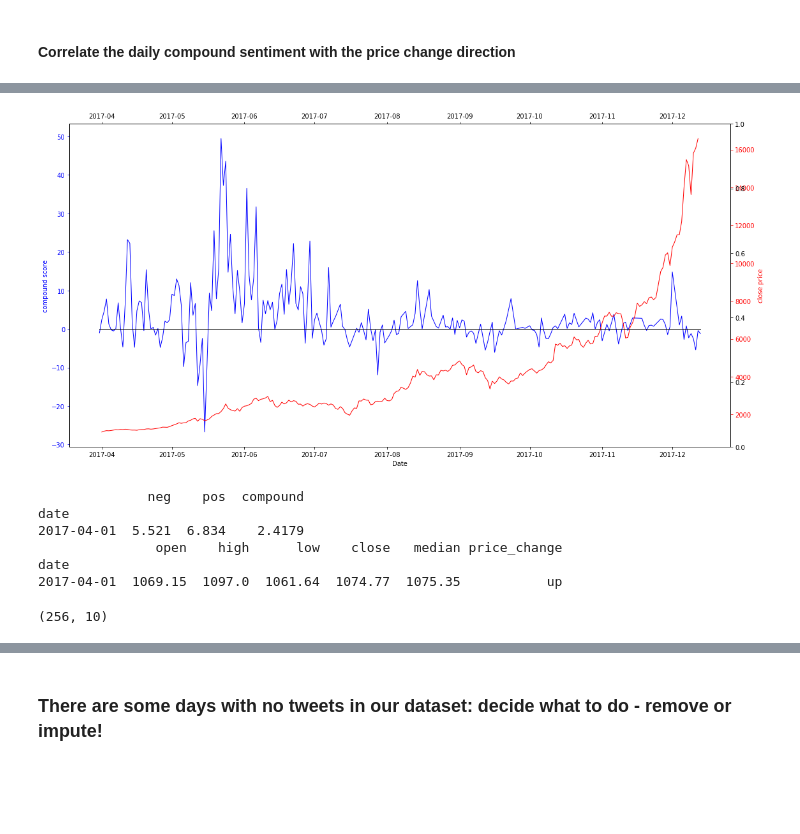
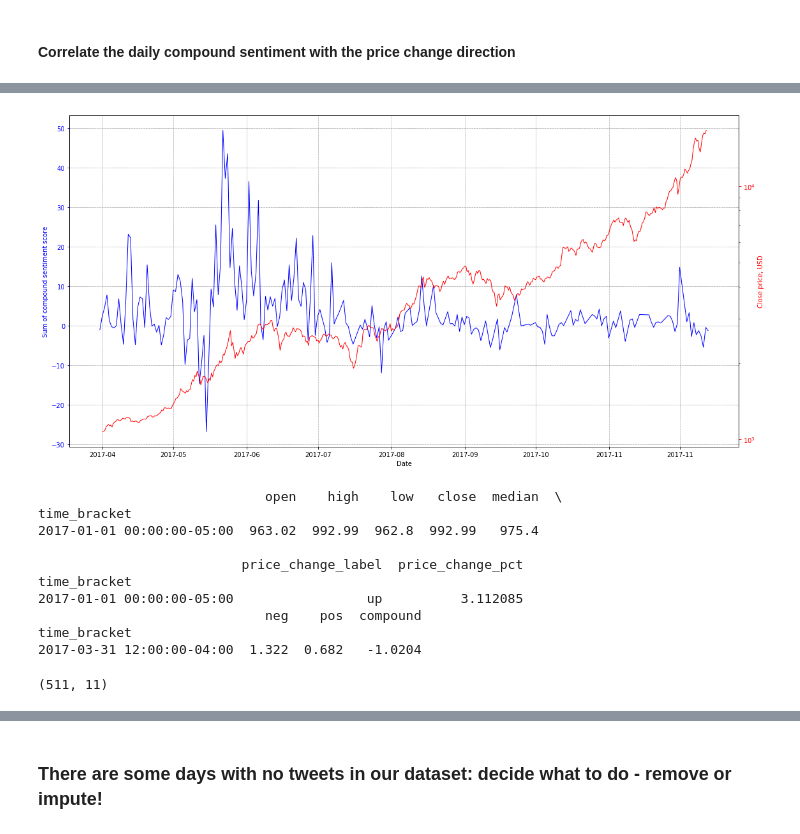
Before and after one commit to Liam-O/Data620, a Jupyter notebook: FinalProject/getting_btc_price.ipynb, the cells around one changed output, grey strips where cells are left out. Cells and saved outputs as stored; diff of their text form; code cells hidden in the pictures; blank space fills up the shorter version.

```diff
--- a/FinalProject/getting_btc_price.ipynb
+++ b/FinalProject/getting_btc_price.ipynb
@@ -108,13 +96,2 @@ NameError: name 'btc_hourly_avg' is not defined
 # %% [markdown]
 #### Did the price increase or decrease at the close of the day?
-# %%
-btc_ohlc = btc.groupby("date")["price"].agg({"open" : "first","high": "max",
-                                              "low":"min","close" : "last",
-                                              "median":"median"})
-
-conditions = [(btc_ohlc['open'] <= btc_ohlc['close'])
-              ,(btc_ohlc['open'] > btc_ohlc['close'])
-             ]
-choices = ["up","down"]
-
-btc_ohlc['price_change'] = np.select(conditions, choices)
@@ -124 +194,4 @@ is deprecated and will be removed in a future version
+# %%
+time_aggr = "12h" ## Definition of the used time precision!
+btc_ohlc = make_ohlc(btc,"date_time","price",time_aggr)
 # %%
@@ -314,11 +311,13 @@ twt_clean.head(10)
 # %%
 # Extract time components
-twt_clean["timestamp"] = pd.to_datetime(twt_clean["timestamp"] )
-twt_clean["date"] = twt_clean["timestamp"].dt.date
-twt_clean["hour"] = twt_clean["timestamp"].dt.hour
+twt_clean["date_time"] = pd.to_datetime(twt_clean["timestamp"])
+# twt_clean["date"] = twt_clean["date_time"].dt.date
+
+# Add the time granularity required for the join with the price data
+twt_clean["time_bracket"] = (pd.DatetimeIndex(twt_clean["date_time"],tz="America/New_York")).floor(time_aggr)
 
 # Get daily total for the VADER scores
-twt_clean_daily = twt_clean[["date","neg","pos","compound"]].groupby(["date"]).sum()
-twt_clean_daily.head()
+twt_clean_agg = twt_clean[["time_bracket","neg","pos","compound"]].groupby(["time_bracket"]).sum()
+twt_clean_agg.head()
 # %% [output]
 |  | neg | pos | compound |
@@ -357,42 +366,51 @@ plt.show()
 # %%
-df1 = twt_clean_daily[pd.to_datetime("2017-04-01").date():]
+df1 = twt_clean_agg[pd.to_datetime("2017-04-01").date():]
 df2 = btc_ohlc[pd.to_datetime("2017-04-01").date():]
 
 fig, ax1 = plt.subplots(figsize=(16, 8))
 ax1.plot(twt_clean_daily.index, twt_clean_daily["compound"], linewidth=1,color="blue")
 ax1.set_xlabel('Date')
 
 # Make the y-axis label, ticks and tick labels match the line color.
-ax1.set_ylabel('compound score', color='blue')
+ax1.set_ylabel('Sum of compound sentiment score', color='blue')
 ax1.tick_params('y', colors='blue')
+ax1.grid(color='grey', linestyle='--', linewidth=.5)
 
 ax2 = ax1.twinx()
 
 ax2.plot(df2.index, df2["close"], linewidth=1,color="red")
-ax2.set_ylabel('close price', color='red')
+ax2.set_ylabel('Close price, USD', color='red')
 ax2.tick_params('y', colors='red')
+ax2.set_yscale("log", nonposy='clip')
 
-ax3 = ax1.twinx()
-ax3 = ax1.twiny()
-ax3.plot(twt_clean_daily.index,np.repeat(0,len(twt_clean_daily.index)),
-         linewidth=1,color="black")
+# ax3 = ax1.twinx()
+# ax3 = ax1.twiny()
+# ax3.plot(twt_clean_daily.index,np.repeat(0,len(twt_clean_daily.index)),
+#          linewidth=1,color="black")
 
 fig.tight_layout()
 plt.show()
 # %% [output]
-[figure, old version]
+[figure, new version]
 # %%
-print(df1.head(1))
-print(df2.head(1))
+print(btc_ohlc.head(1))
+print(twt_clean_agg.head(1))
 # %% [output]
-              neg    pos  compound
-date
-2017-04-01  5.521  6.834    2.4179
-               open    high      low    close   median price_change
-date
-2017-04-01  1069.15  1097.0  1061.64  1074.77  1075.35           up
+                             open    high    low   close  median  \
+time_bracket
+2017-01-01 00:00:00-05:00  963.02  992.99  962.8  992.99   975.4
+
+                          price_change_label  price_change_pct
+time_bracket
+2017-01-01 00:00:00-05:00                 up          3.112085
+                             neg    pos  compound
+time_bracket
+2017-03-31 12:00:00-04:00  1.322  0.682   -1.0204
 # %%
+df1 = twt_clean_agg[pd.to_datetime("2017-04-01").date():]
+df2 = btc_ohlc[pd.to_datetime("2017-04-01").date():]
+
 btc_twt = pd.merge(df2.reset_index(),df1.reset_index(),"left")
 btc_twt.shape
 # %% [output]
-(256, 10)
+(511, 11)
```
Also changed, not shown: parts of 40 cells of this notebook, 2 other files.
